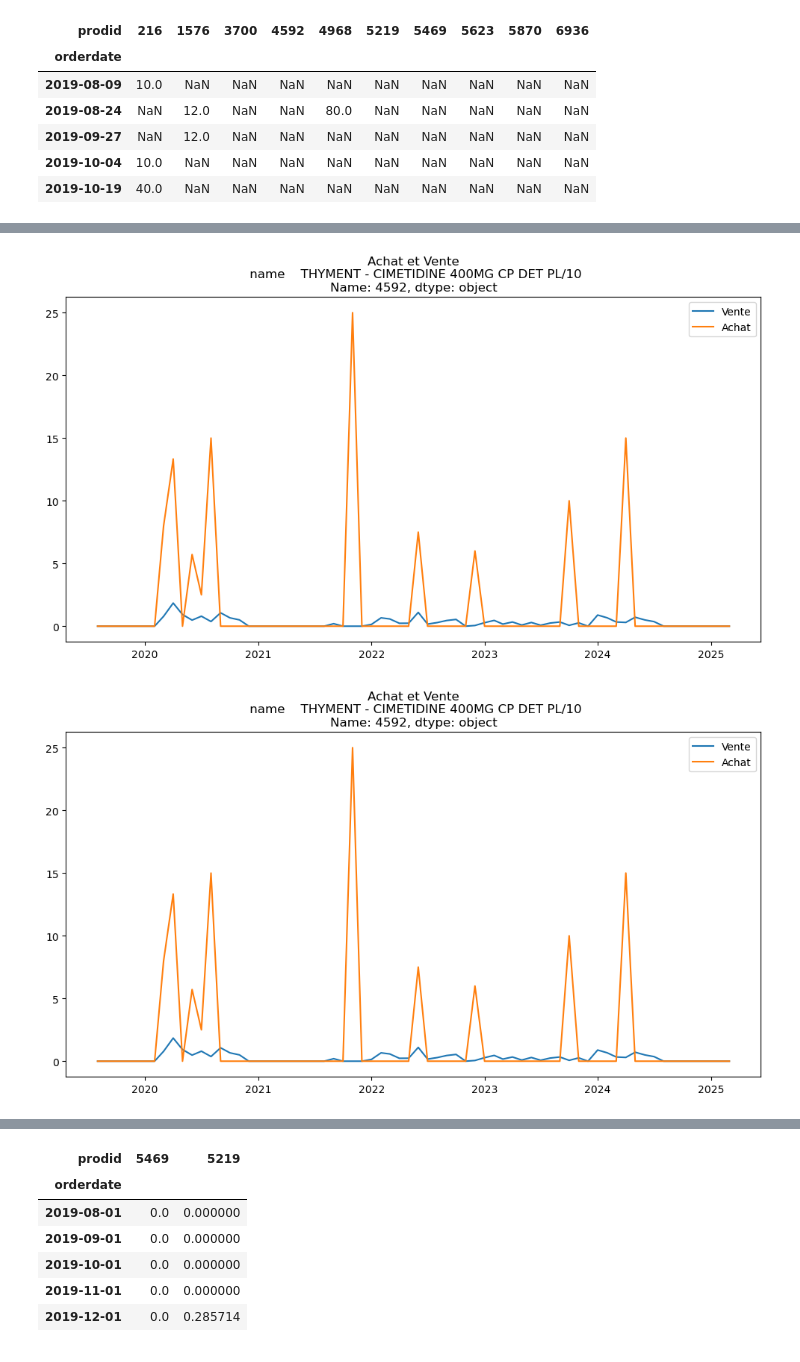
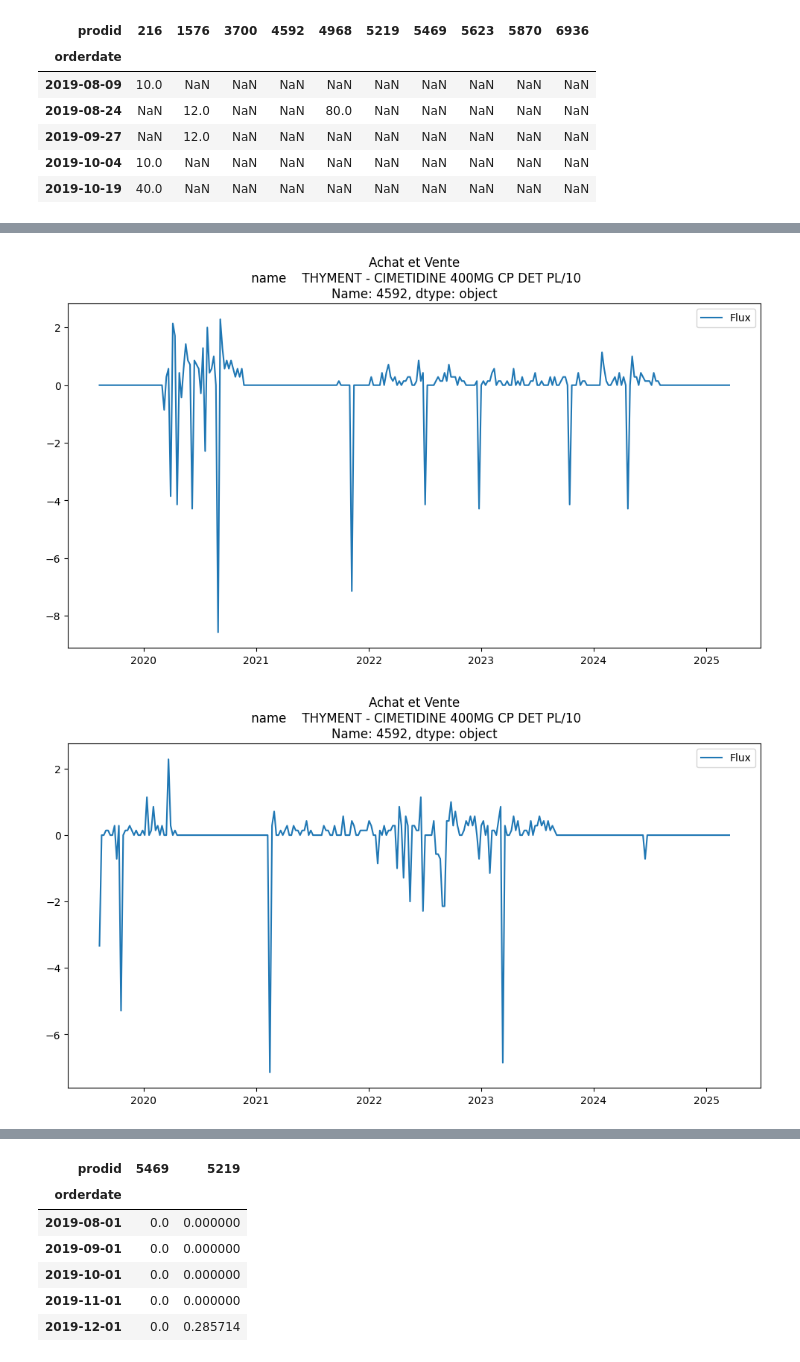
Before and after one commit to Fenokely/projetia_iasm1, a Jupyter notebook: data_visualisation.ipynb, the cells around one changed output, grey strips where cells are left out. Saved outputs shown, nothing was run; the diff lists cells and outputs as text; code cells hidden in the pictures.

```diff
--- a/data_visualisation.ipynb
+++ b/data_visualisation.ipynb
@@ -218,0 +265,5 @@ achat_perime.head()
+# %%
+# Création d'une plage de dates complète en format aaaa-mm-jj
+# entre date_min et date_max
+date_range = pd.date_range(start=date_min, end=date_max, freq='D')
+date_range
@@ -218,0 +279,8 @@ achat_perime.head()
+# %%
+# Réindexer les deux DataFrames avec la plage de dates complète
+# et remplir les valeurs manquantes avec 0
+vente_perime = vente_perime.reindex(date_range, fill_value=0)
+achat_perime = achat_perime.reindex(date_range, fill_value=0)
+
+# Afficher les deux DataFrames après réindexation
+vente_perime.head(10)
@@ -316,0 +352,6 @@ ap_norm.head()
+# %%
+# Combiner les 'vente_perime' et 'achat_perime' en un seul DataFrame
+# et la valeur du nouveau dataframe sera la différence 'vente - achat'
+
+flow = vente_perime - achat_perime
+flow.head(10)
@@ -316,0 +434,2 @@ ap_norm.head()
+# %%
+flow_week = flow.resample('W').mean()
@@ -317,26 +450,22 @@ ap_norm.head()
 # %%
 # Afficher les deux courbes d'achat/vente de cotons sur le même graphique
 
 import matplotlib.pyplot as plt
 
 plt.figure(figsize=(12, 6))
 
-plt.plot(vp_norm[4592], label='Vente')
-plt.plot(ap_norm[4592], label='Achat')
+plt.plot(flow_week[4592], label='Flux')
 plt.title(f'Achat et Vente\n {prodid_map.loc[4592]}')
 plt.legend()
 plt.show()
 # %% [output]
-[figure, old version]
+[figure, new version]
 # %%
-import matplotlib.pyplot as plt
-
 plt.figure(figsize=(12, 6))
 
-plt.plot(vp_norm[4592], label='Vente')
-plt.plot(ap_norm[4592], label='Achat')
+plt.plot(flow_month[216], label='Flux')
 plt.title(f'Achat et Vente\n {prodid_map.loc[4592]}')
 plt.legend()
 plt.show()
 # %% [output]
-[figure, old version]
+[figure, new version]
```
Also changed, not shown: parts of 63 cells of this notebook.
